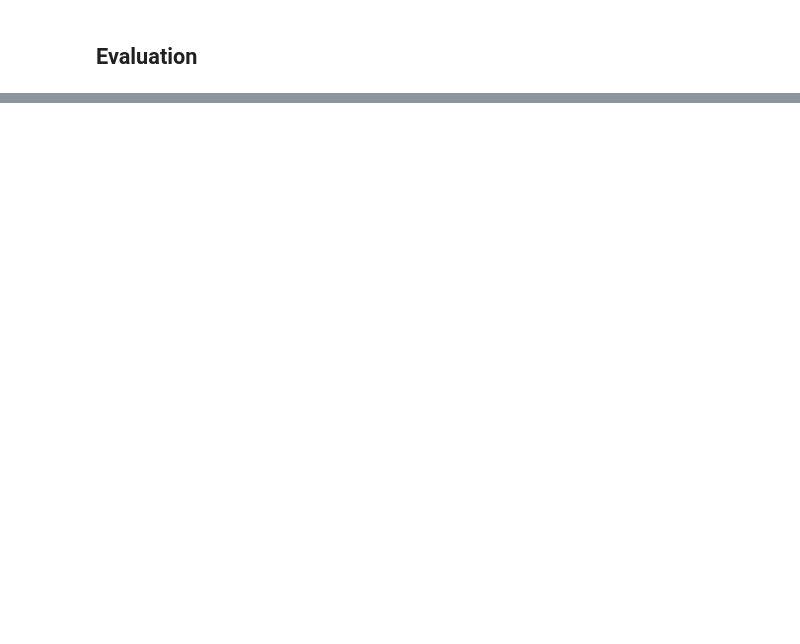
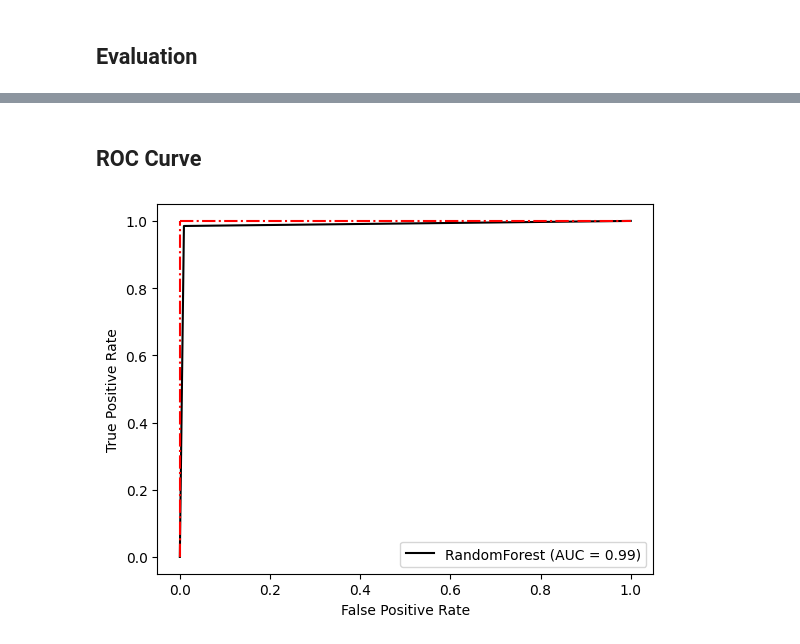
Before and after one commit to Oliverzhang0314/dsa4263-fraud-detection, a Jupyter notebook: notebooks/preprocessing.ipynb, the cells around one changed output, grey strips where cells are left out. Cells and saved outputs as stored; diff of their text form; code cells hidden in the pictures; blank space fills up the shorter version.

```diff
--- a/notebooks/preprocessing.ipynb
+++ b/notebooks/preprocessing.ipynb
@@ -332,0 +406,14 @@ plt.show()
+# %% [markdown]
+## ROC Curve
+# %%
+from sklearn import metrics
+fpr, tpr, thresholds = metrics.roc_curve(clean_y_test, y_pred)
+roc_auc = metrics.auc(fpr, tpr)
+display = metrics.RocCurveDisplay(fpr=fpr, tpr=tpr, roc_auc=roc_auc, estimator_name="RandomForest")
+display.plot(color='black', linestyle='-')
+# plt.plot([0, 1], [0, 1], color='darkblue', linestyle='--')
+plt.plot([0, 0], [0, 1], color='red', linestyle='-.')
+plt.plot([0, 1], [1, 1], color='red', linestyle='-.')
+plt.show()
+# %% [output]
+[figure, added]
```
Also changed, not shown: parts of 23 cells of this notebook.
